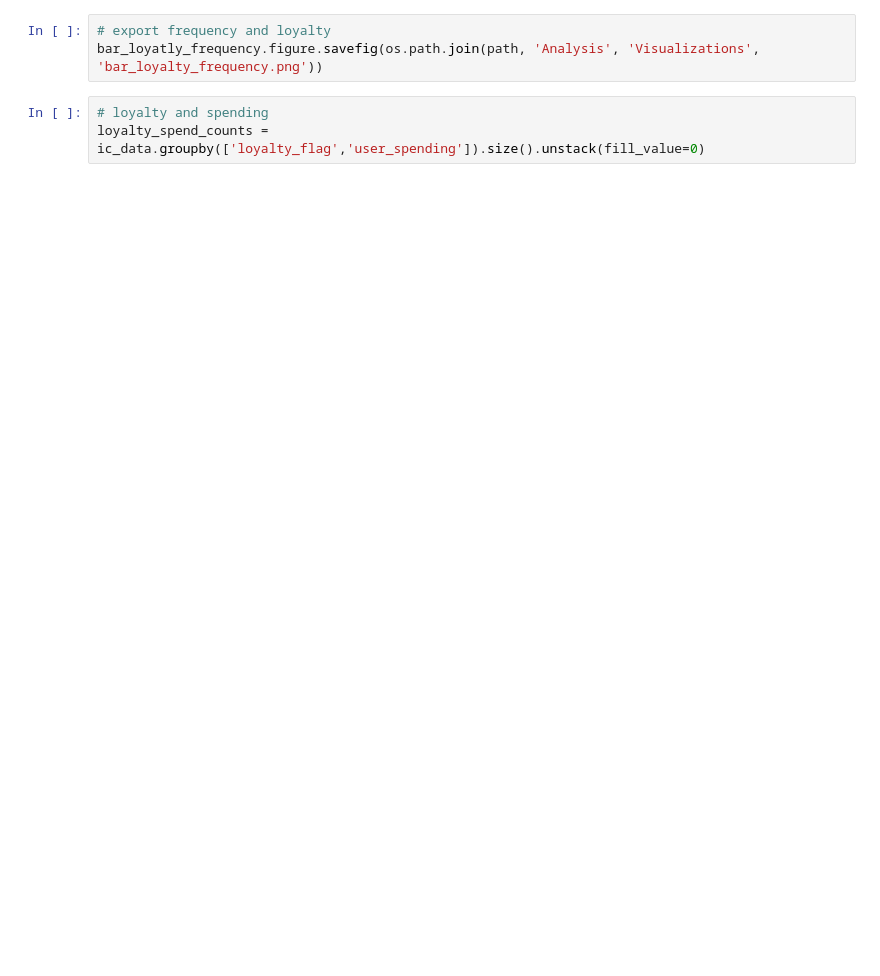
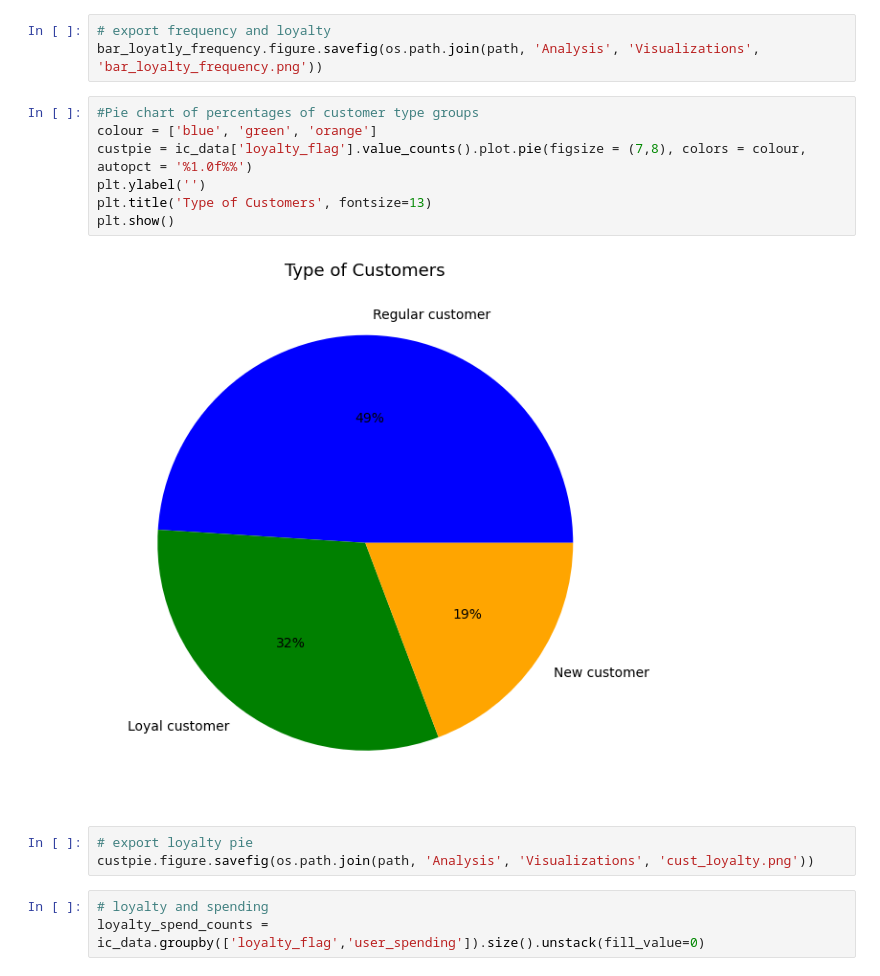
Before and after one commit to JennyferVik/IC-Analysis, a Jupyter notebook: Scripts/4.10 Additional Visualizations.ipynb, the cells around one changed output. Drawn from its saved outputs; the diff is of its cells as text; blank space fills up the shorter version.

```diff
--- a/Scripts/4.10 Additional Visualizations.ipynb
+++ b/Scripts/4.10 Additional Visualizations.ipynb
@@ -35,6 +45,18 @@ bar_loyatly_frequency = loyalty_frequency_counts.plot.bar(stacked=True)
 # %%
 # export frequency and loyalty
 bar_loyatly_frequency.figure.savefig(os.path.join(path, 'Analysis', 'Visualizations', 'bar_loyalty_frequency.png'))
+# %%
+#Pie chart of percentages of customer type groups
+colour = ['blue', 'green', 'orange']
+custpie = ic_data['loyalty_flag'].value_counts().plot.pie(figsize = (7,8), colors = colour, autopct = '%1.0f%%')
+plt.ylabel('')
+plt.title('Type of Customers', fontsize=13)
+plt.show()
+# %% [output]
+[figure, added]
+# %%
+# export loyalty pie
+custpie.figure.savefig(os.path.join(path, 'Analysis', 'Visualizations', 'cust_loyalty.png'))
 # %%
 # loyalty and spending
 loyalty_spend_counts = ic_data.groupby(['loyalty_flag','user_spending']).size().unstack(fill_value=0)
```
Also changed, not shown: parts of 4 cells of this notebook.
